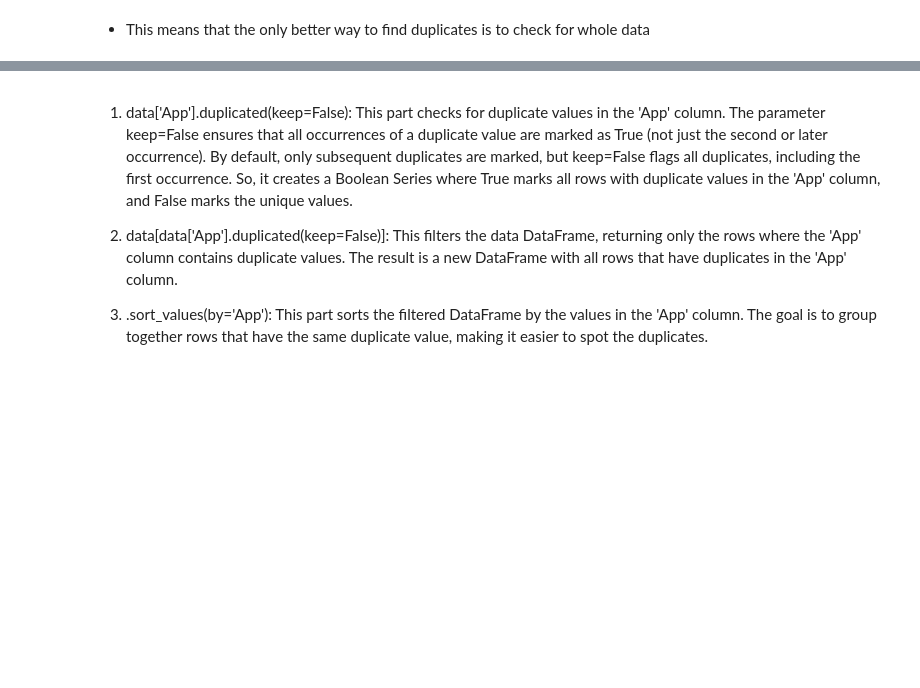
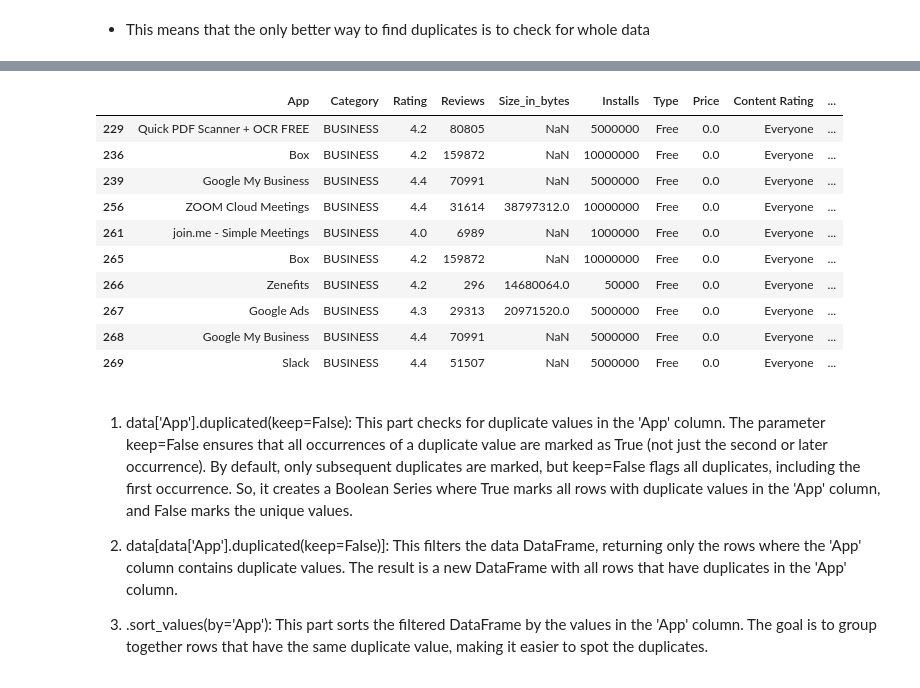
Before and after one commit to GaurobSaha/Google-App-Store-EDA, a Jupyter notebook: Google App Store EDA.ipynb, the cells around one changed output, grey strips where cells are left out. Saved outputs shown, nothing was run; the diff lists cells and outputs as text; code cells hidden in the pictures; blank space fills up the shorter version.

Commit message:
Kaggle Notebook | Google App Store EDA | Version 2

```diff
--- a/Google App Store EDA.ipynb
+++ b/Google App Store EDA.ipynb
@@ -263,3 +259,4 @@ data.rename(columns={"Size": "Size_in_bytes"}, inplace=True)
 # %%
 # creating a new column "Size_in_Mb" and change the dataset
+data["Size_in_bytes"] = pd.to_numeric(data["Size_in_bytes"], errors="coerce")
 data["Size_in_Mb"]=data["Size_in_bytes"]/(1024*1024)
@@ -351,0 +474,11 @@ data["Price"].value_counts()
+# %%
+
+# Ensure "Price" column is a string before replacing "$"
+data["Price"] = data["Price"].astype(str).str.replace(r'\$', '', regex=True)
+
+# Verify if any "$" still exists in the column
+rows_with_dollar = data[data["Price"].str.contains(r'\$', na=False, regex=True)]
+
+# Display result
+print("Rows still containing $ sign after replacement:")
+print(rows_with_dollar)
@@ -351,0 +490,17 @@ data["Price"].value_counts()
+# %%
+#Identify non-numeric values BEFORE dropping them
+num_non_numeric_before = data[pd.to_numeric(data["Price"], errors="coerce").isna()].shape[0]
+print(f"Non-numeric rows before dropping: {num_non_numeric_before}")
+
+# Convert to numeric, setting non-numeric values to NaN
+data["Price"] = pd.to_numeric(data["Price"], errors="coerce")
+
+# Drop rows where "Price" is NaN (i.e., non-numeric values)
+data.dropna(subset=["Price"], inplace=True)
+
+# Reset index after dropping
+data.reset_index(drop=True, inplace=True)
+
+# Identify non-numeric values AFTER dropping
+num_non_numeric_after = data[pd.to_numeric(data["Price"], errors="coerce").isna()].shape[0]
+print(f"Non-numeric rows after dropping: {num_non_numeric_after}")
@@ -426,9 +729,13 @@ data[numeric_cols].corr() # this will show the correlation matrix
 # pip install scipy
 from scipy import stats
 
-# remove rows containing NaN or infinite values (Important to calculate Pearson's R)
-data_clean = data.dropna()
+# Ensure 'Reviews' and 'Installs' are numeric
+data["Reviews"] = pd.to_numeric(data["Reviews"], errors="coerce")
+data["Installs"] = pd.to_numeric(data["Installs"], errors="coerce")
 
-# calculate Pearson's R between Rating and Installs
-pearson_r, _ = stats.pearsonr(data_clean['Reviews'], data_clean['Installs'])
+# Remove rows containing NaN or infinite values
+data_clean = data.dropna(subset=["Reviews", "Installs"])
+
+# Calculate Pearson's R
+pearson_r, _ = stats.pearsonr(data_clean["Reviews"], data_clean["Installs"])
 print(f"Pearson's R between Reviews and Installs: {pearson_r:.4f}")
@@ -586,8 +1037,20 @@ print(f"Number of duplicates in dataset are: {data.duplicated().sum()}")
 # %%
 # printing the duplicate values
-#data[data['App'].duplicated(keep=False)].sort_values(by='App')
+data[data['App'].duplicated(keep=False)].sort_values(by='App')
 
-#data[data.duplicated()]
+data[data.duplicated()].head(10)
+# %% [output]
+|  | App | Category | Rating | Reviews | Size_in_bytes | Installs | Type | Price | Content Rating | ... |
+| 229 | Quick PDF Scanner + OCR FREE | BUSINESS | 4.2 | 80805 | NaN | 5000000 | Free | 0.0 | Everyone | ... |
+| 236 | Box | BUSINESS | 4.2 | 159872 | NaN | 10000000 | Free | 0.0 | Everyone | ... |
+| 239 | Google My Business | BUSINESS | 4.4 | 70991 | NaN | 5000000 | Free | 0.0 | Everyone | ... |
+| 256 | ZOOM Cloud Meetings | BUSINESS | 4.4 | 31614 | 38797312.0 | 10000000 | Free | 0.0 | Everyone | ... |
+| 261 | join.me - Simple Meetings | BUSINESS | 4.0 | 6989 | NaN | 1000000 | Free | 0.0 | Everyone | ... |
+| 265 | Box | BUSINESS | 4.2 | 159872 | NaN | 10000000 | Free | 0.0 | Everyone | ... |
+| 266 | Zenefits | BUSINESS | 4.2 | 296 | 14680064.0 | 50000 | Free | 0.0 | Everyone | ... |
+| 267 | Google Ads | BUSINESS | 4.3 | 29313 | 20971520.0 | 5000000 | Free | 0.0 | Everyone | ... |
+| 268 | Google My Business | BUSINESS | 4.4 | 70991 | NaN | 5000000 | Free | 0.0 | Everyone | ... |
+| 269 | Slack | BUSINESS | 4.4 | 51507 | NaN | 5000000 | Free | 0.0 | Everyone | ... |
 # %% [markdown]
 1. data['App'].duplicated(keep=False):
 This part checks for duplicate values in the 'App' column.
```
Also changed, not shown: parts of 103 cells of this notebook.
